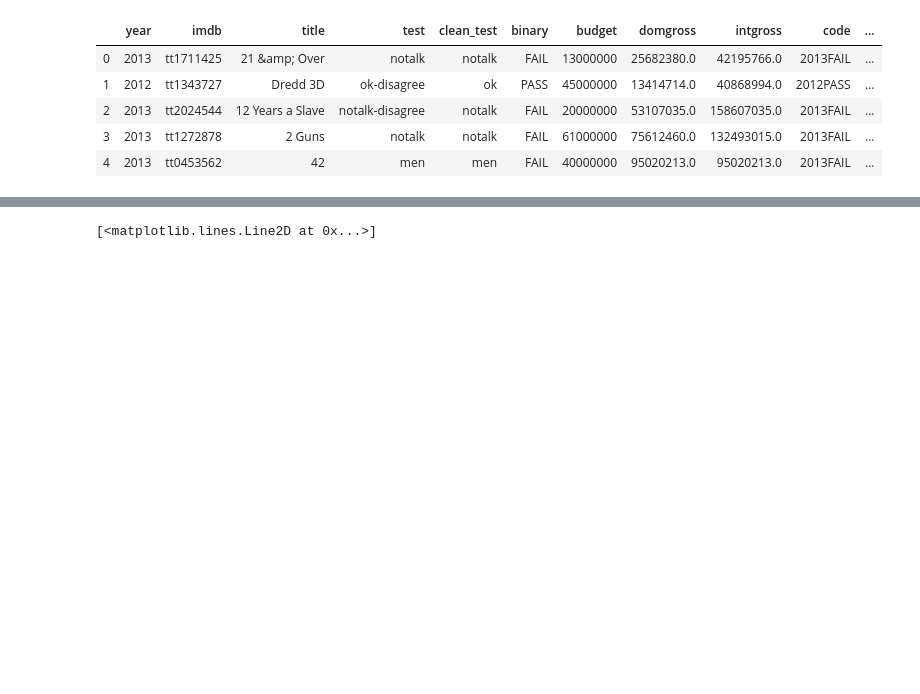
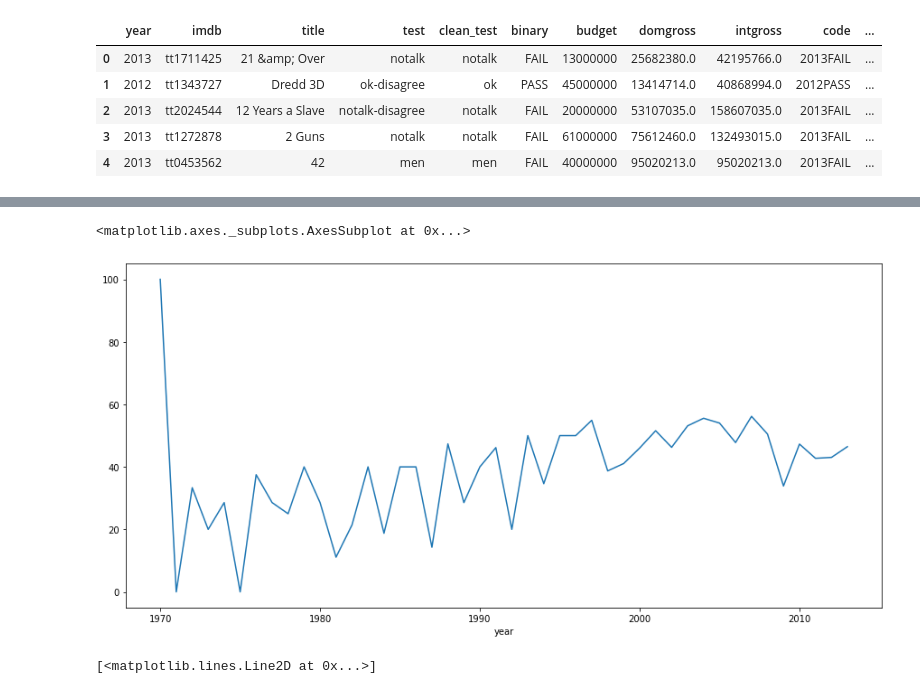
Before and after one commit to radhaparikh11/edamovietv, a Jupyter notebook: analysisnb.ipynb, the cells around one changed output, grey strips where cells are left out. Saved outputs shown, nothing was run; the diff lists cells and outputs as text; code cells hidden in the pictures; blank space fills up the shorter version.

```diff
--- a/analysisnb.ipynb
+++ b/analysisnb.ipynb
@@ -128 +165,14 @@ Length: 85, dtype: int64
+# %%
+unstacked_movies = count_series.unstack('binary')  # Failing movies
+unstacked_movies['FAIL'] = unstacked_movies['FAIL'].fillna(0)
+unstacked_movies['PASS'] = unstacked_movies['PASS'].fillna(0)
+unstacked_movies['Pass Percentage'] = (unstacked_movies.PASS * 100 ) / (unstacked_movies.PASS + unstacked_movies.FAIL)
+
+# plotting the passing and failing number of movies over time
+fig, ax = plt.subplots(figsize=(15,7))
+title = "Pass percentage of movies Bechdel test over the years"
+unstacked_movies['Pass Percentage'].plot(kind='line', ax=ax)
+# %% [output]
+<matplotlib.axes._subplots.AxesSubplot at 0x...>
+[figure, added]
 # %%
```
Also changed, not shown: parts of 16 cells of this notebook.
